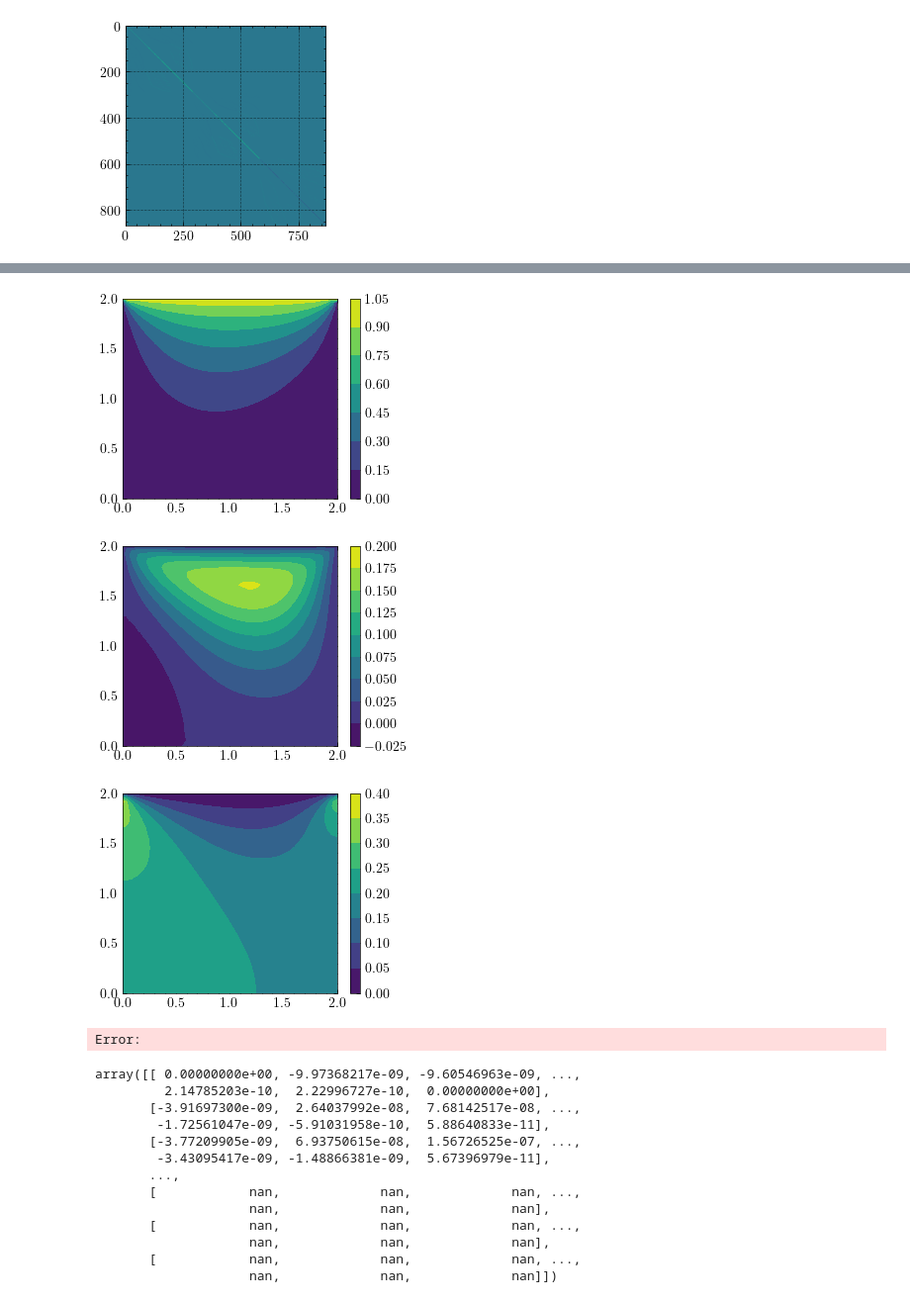
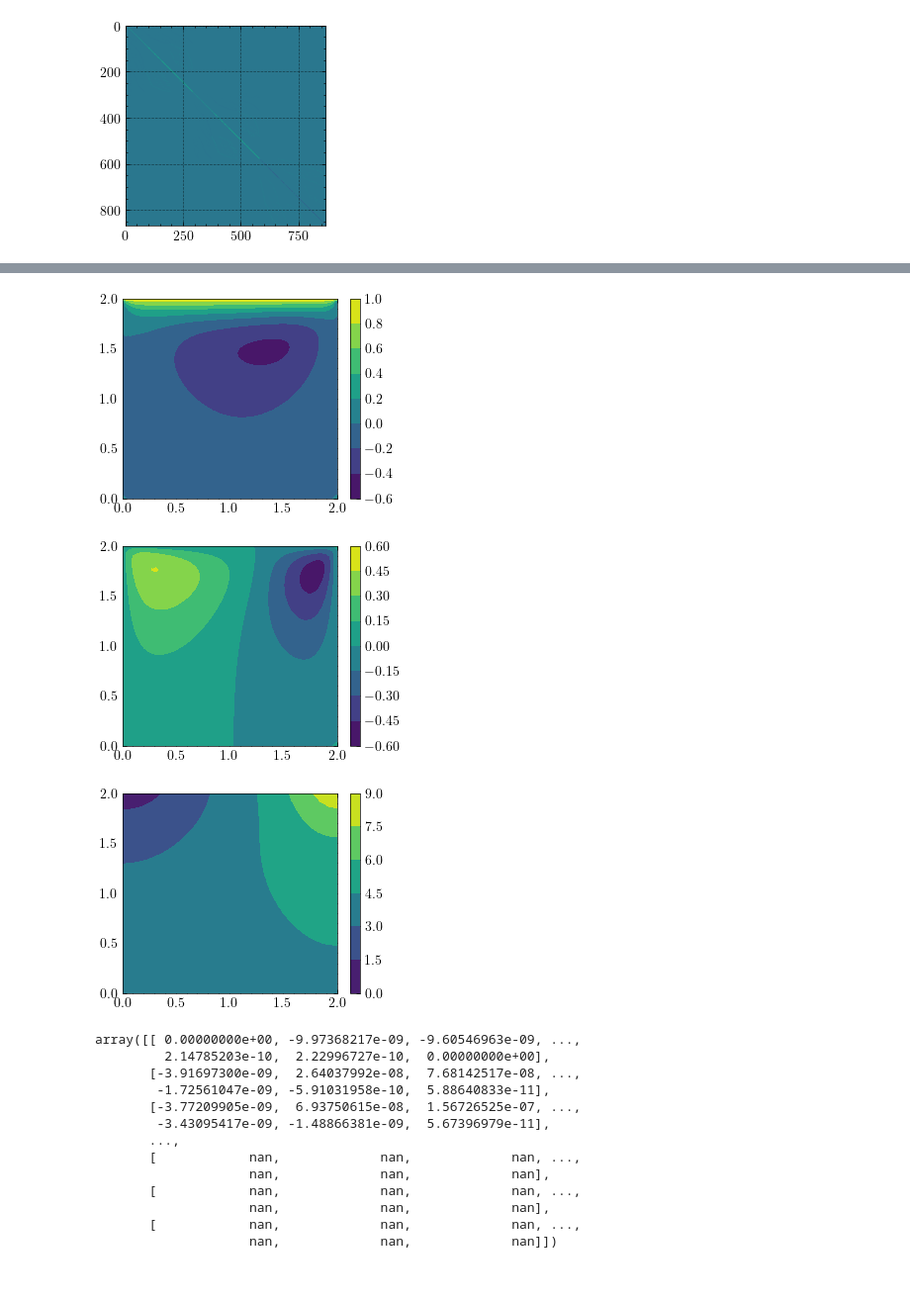
Before and after one commit to danielgerardclaassen/statfem-mcmc, a Jupyter notebook: navstoke.ipynb, the cells around one changed output, grey strips where cells are left out. Shown at 99% size. Saved outputs shown, nothing was run; the diff lists cells and outputs as text; code cells hidden in the pictures.

```diff
--- a/navstoke.ipynb
+++ b/navstoke.ipynb
@@ -719,7 +1319,7 @@ coordinates_v = basis_velocity.doflocs.T
 coordinates_p = basis_pressure.doflocs.T
 
 import matplotlib.tri as tri
-step = 300
+step = 49
 
 xs = coordinates_p[:,0]
 ys = coordinates_p[:,1]
@@ -753,6 +1353,6 @@ plt.show()
-[figure, old version]
+[figure, new version]
-[figure, old version]
+[figure, new version]
-[figure, old version]
+[figure, new version]
 # %%
 from scipy.interpolate import griddata
 from matplotlib import colors
@@ -770,7 +1370,7 @@ ysv = coordinates_v[:,1]
 grid_x, grid_y = np.meshgrid(np.linspace(space_start, space_end, 100),
                             np.linspace(space_start, space_end, 100))
 
-finalstep = 999
+finalstep = 3
 for step in tqdm(range(finalstep)):
 # step = 45
 
@@ -842,8 +1442,6 @@ for step in tqdm(range(finalstep)):
     # plt.tight_layout()
     plt.savefig(filename)
     plt.close()
-# %% [output]
-Error:
 # %%
 u_grid1
 # %% [output]
```
Also changed, not shown: parts of 24 cells of this notebook, 1 other file.
